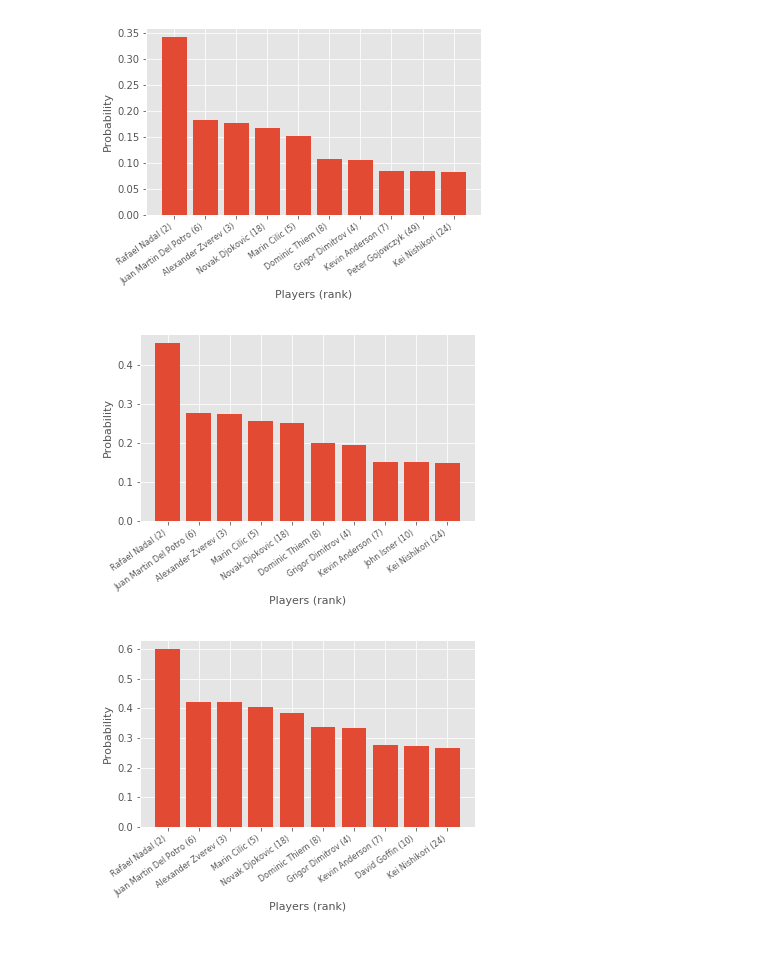
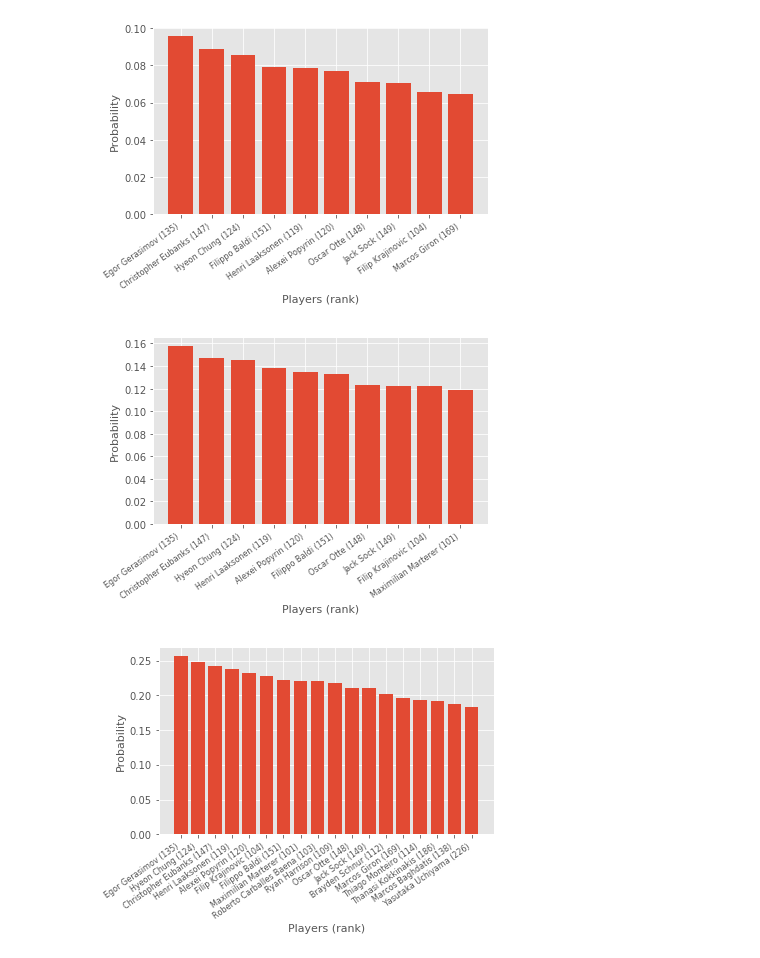
Before and after one commit to ant-louis/french-open-2019-winner-prediction, a Jupyter notebook: analyse_tournament_predictions.ipynb, the cells around one changed output. Cells and saved outputs as stored; diff of their text form; code cells hidden in the pictures.

Commit message:
Finish to predict the 2019 players

```diff
--- a/analyse_tournament_predictions.ipynb
+++ b/analyse_tournament_predictions.ipynb
@@ -9,10 +9,10 @@ plt.style.use('ggplot')
 pd.set_option('display.max_columns', 50)
 pd.set_option('display.max_rows', 128)
 
-year = 2018
+year = '2019_qualifications'
 
 # Files
-players_names = "_Data/Predictions/stats_players_{}_weight06.csv".format(year)
+players_names = "_Data/Predictions/stats_players_{}.csv".format(year)
 predicted_probas = "_Data/Predictions/players_rounds_predictions_{}.csv".format(year)
 
 # Read the csv files
@@ -298,7 +298,7 @@ plt.ylabel('Probability', fontsize=11)
 # Save the plot
 plt.savefig("_Figures/rounds_{}_SF.eps".format(year), bbox_inches = "tight")
 # %% [output]
-[figure, old version]
+[figure, new version]
 # %%
 #-------------------------------------------------------------------------------------------
 # BAR PLOT FOR QF
@@ -330,39 +330,39 @@ plt.ylabel('Probability', fontsize=11)
 # Save the plot
 plt.savefig("_Figures/rounds_{}_QF.eps".format(year), bbox_inches = "tight")
 # %% [output]
-[figure, old version]
+[figure, new version]
 # %%
 #-------------------------------------------------------------------------------------------
 # BAR PLOT FOR R16
 #-------------------------------------------------------------------------------------------
-nb_players = 10
+nb_players = 18
 
 # Get names, ranks and probas of highest probabilities players
 names = R16_df.iloc[:nb_players, 0].tolist()
 ranks = R16_df.iloc[:nb_players, 1].tolist()
 probas = R16_df.iloc[:nb_players, 2].tolist()
 
 # Compute new labels for x-axis : Name (rank)
 x_labels = []
 for i, name in enumerate(names):
     new_label = name + ' (' + str(int(ranks[i])) + ')'
     x_labels.append(new_label)
 
 # Plot
 plt.figure()
 plt.subplots_adjust(bottom=0.23)
 x_pos = np.arange(0, nb_players, 1)
 plt.bar(x_pos, probas)
 
 # Set axes
 plt.xticks(x_pos, x_labels, rotation=35, ha='right', fontsize=8)
 plt.xlabel('Players (rank)', fontsize=11)
 plt.ylabel('Probability', fontsize=11)
 
 # Save the plot
 plt.savefig("_Figures/rounds_{}_R16.eps".format(year), bbox_inches = "tight")
 # %% [output]
-[figure, old version]
+[figure, new version]
 # %%
 #-------------------------------------------------------------------------------------------
 # BAR PLOT FOR R32
```
Also changed, not shown: parts of 12 cells of this notebook, 16 other files.
